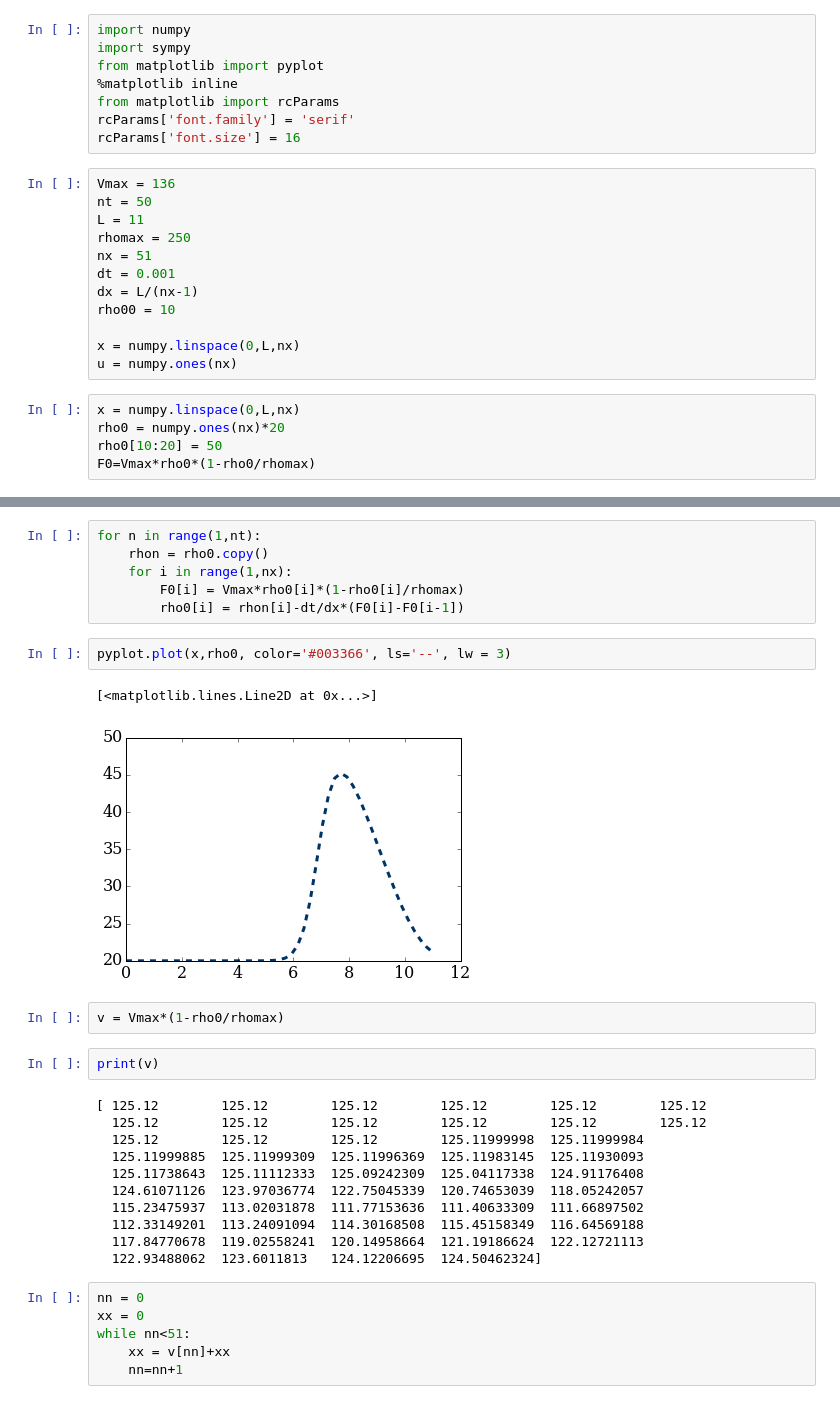
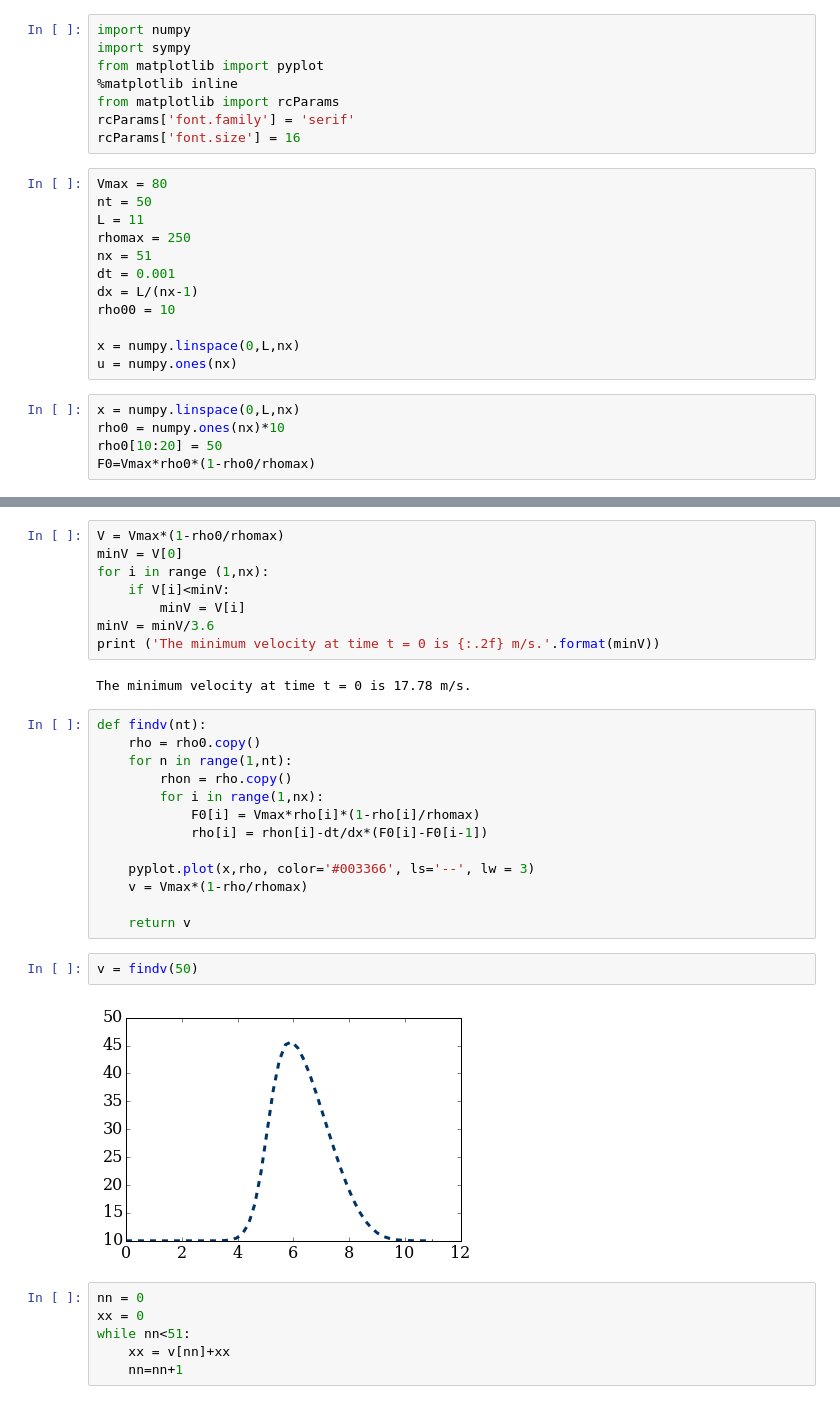
Before and after one commit to yeqin1992/workspace, a Jupyter notebook: 02-traffic_flow.ipynb, the cells around one changed output, grey strips where cells are left out. Drawn from its saved outputs; the diff is of its cells as text.

```diff
--- a/02-traffic_flow.ipynb
+++ b/02-traffic_flow.ipynb
@@ -7,7 +7,7 @@ from matplotlib import rcParams
 rcParams['font.family'] = 'serif'
 rcParams['font.size'] = 16
 # %%
-Vmax = 136
+Vmax = 80
 nt = 50
 L = 11
 rhomax = 250
@@ -20,6 +20,6 @@ x = numpy.linspace(0,L,nx)
 u = numpy.ones(nx)
 # %%
 x = numpy.linspace(0,L,nx)
-rho0 = numpy.ones(nx)*20
+rho0 = numpy.ones(nx)*10
 rho0[10:20] = 50
 F0=Vmax*rho0*(1-rho0/rhomax)
@@ -33,29 +26,30 @@ print (rho0)
+# %%
+V = Vmax*(1-rho0/rhomax)
+minV = V[0]
+for i in range (1,nx):
+    if V[i]<minV:
+        minV = V[i]
+minV = minV/3.6
+print ('The minimum velocity at time t = 0 is {:.2f} m/s.'.format(minV))
+# %% [output]
+The minimum velocity at time t = 0 is 17.78 m/s.
 # %%
-for n in range(1,nt):
-    rhon = rho0.copy()
-    for i in range(1,nx):
-        F0[i] = Vmax*rho0[i]*(1-rho0[i]/rhomax)
-        rho0[i] = rhon[i]-dt/dx*(F0[i]-F0[i-1])
+def findv(nt):
+    rho = rho0.copy()
+    for n in range(1,nt):
+        rhon = rho.copy()
+        for i in range(1,nx):
+            F0[i] = Vmax*rho[i]*(1-rho[i]/rhomax)
+            rho[i] = rhon[i]-dt/dx*(F0[i]-F0[i-1])
+
+    pyplot.plot(x,rho, color='#003366', ls='--', lw = 3)
+    v = Vmax*(1-rho/rhomax)
+
+    return v
-# %%
-pyplot.plot(x,rho0, color='#003366', ls='--', lw = 3)
-# %% [output]
-[<matplotlib.lines.Line2D at 0x...>]
-[figure, removed]
-# %%
-v = Vmax*(1-rho0/rhomax)
-# %%
-print(v)
-# %% [output]
-[ 125.12        125.12        125.12        125.12        125.12        125.12
-  125.12        125.12        125.12        125.12        125.12        125.12
-  125.12        125.12        125.12        125.11999998  125.11999984
-  125.11999885  125.11999309  125.11996369  125.11983145  125.11930093
-  125.11738643  125.11112333  125.09242309  125.04117338  124.91176408
-  124.61071126  123.97036774  122.75045339  120.74653039  118.05242057
-  115.23475937  113.02031878  111.77153636  111.40633309  111.66897502
-  112.33149201  113.24091094  114.30168508  115.45158349  116.64569188
-  117.84770678  119.02558241  120.14958664  121.19186624  122.12721113
-  122.93488062  123.6011813   124.12206695  124.50462324]
+# %%
+v = findv(50)
+# %% [output]
+[figure, added]
 # %%
 nn = 0
 xx = 0
```
Also changed, not shown: parts of 20 cells of this notebook.
